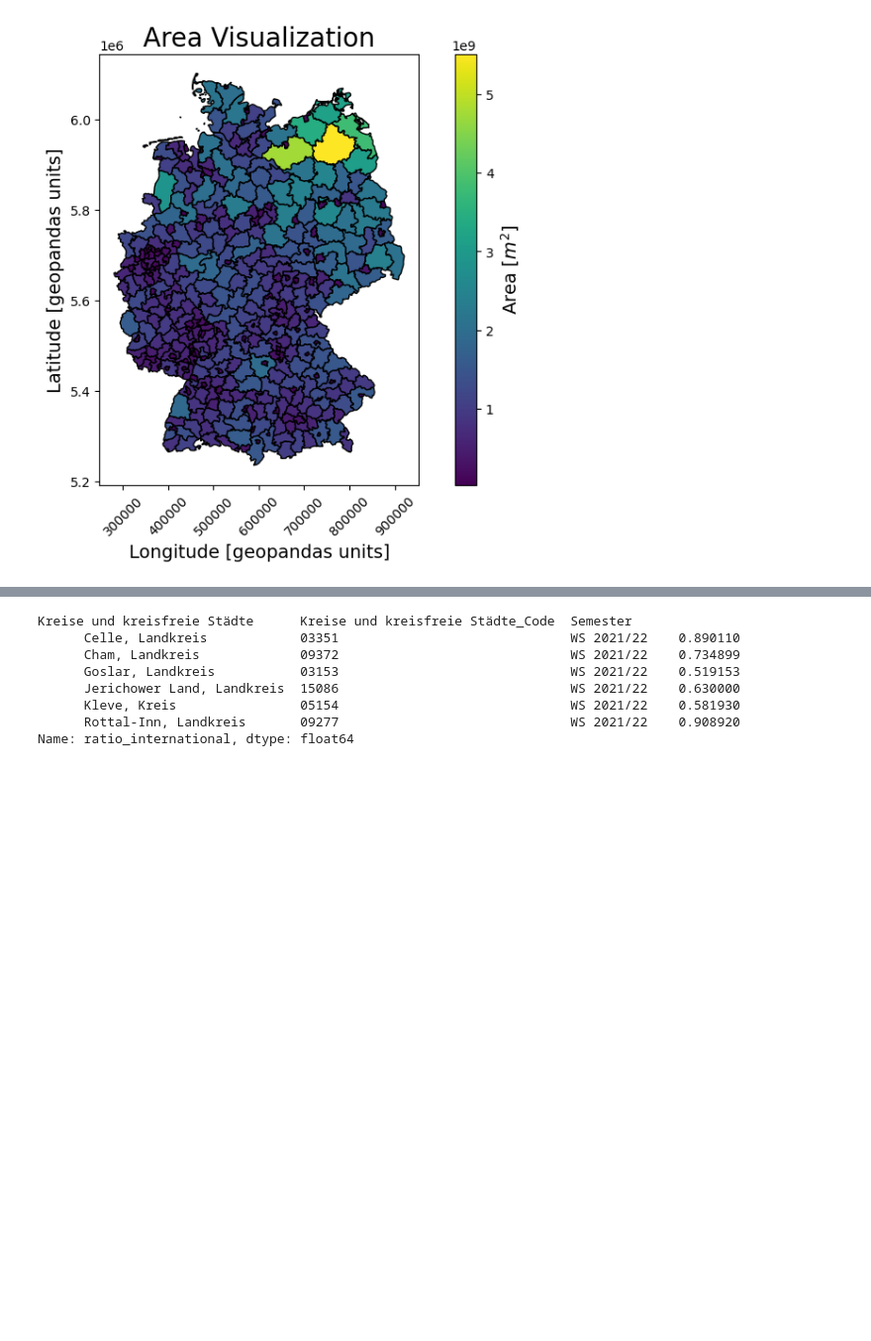
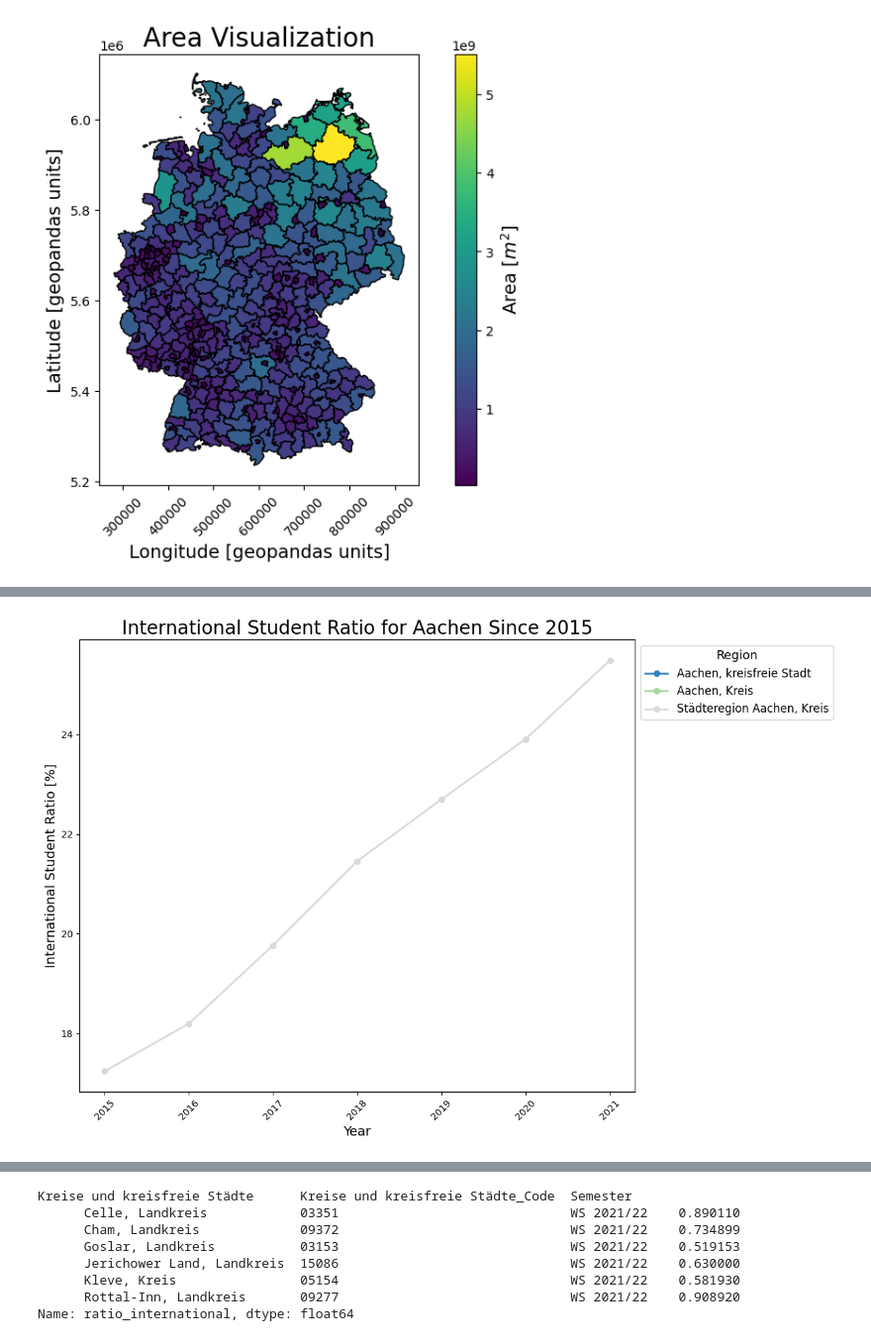
Before and after one commit to CorrelAid/pystatis, a Jupyter notebook: nb/02_Geo_visualization_example.ipynb, the cells around one changed output, grey strips where cells are left out. Shown at 99% size. Cells and saved outputs as stored; diff of their text form; code cells hidden in the pictures; blank space fills up the shorter version.

```diff
--- a/nb/02_Geo_visualization_example.ipynb
+++ b/nb/02_Geo_visualization_example.ipynb
@@ -493,0 +458,38 @@ Likely, the missings would need to be treated with more care. The outliers are d
+# %%
+# define figure
+fig, ax = plt.subplots(figsize=(12, 8))
+# define the regions (Kreise und kreisfreie Städte)
+regions = [
+    "Aachen, kreisfreie Stadt",
+    "Aachen, Kreis",
+    "Städteregion Aachen, Kreis",
+]
+
+# define the colormap
+cmap = plt.get_cmap("tab20c")
+# henerate a color sequence based on the number of regions
+colors = cmap(np.linspace(0, 1, len(regions)))
+
+for i, region in enumerate(regions):
+    plt.plot(
+        ratio_international[ratio_international["Kreise und kreisfreie Städte"] == region].year,
+        ratio_international[ratio_international["Kreise und kreisfreie Städte"] == region].ratio_international,
+        label=region,
+        marker="o",
+        linewidth=2,
+        color=colors[i],
+    )
+
+# add titles and labels
+ax.set_title("International Student Ratio for Aachen Since 2015", fontsize=20)
+ax.set_xlabel("Year", fontsize=14)
+ax.set_ylabel("International Student Ratio [%]", fontsize=14)
+
+# enhance the legend
+ax.legend(title="Region", title_fontsize="13", fontsize="12", loc="upper left", bbox_to_anchor=(1, 1))
+plt.xticks(rotation=45)
+
+plt.tight_layout()
+plt.show()
+# %% [output]
+[figure, added]
```
Also changed, not shown: parts of 46 cells of this notebook.
